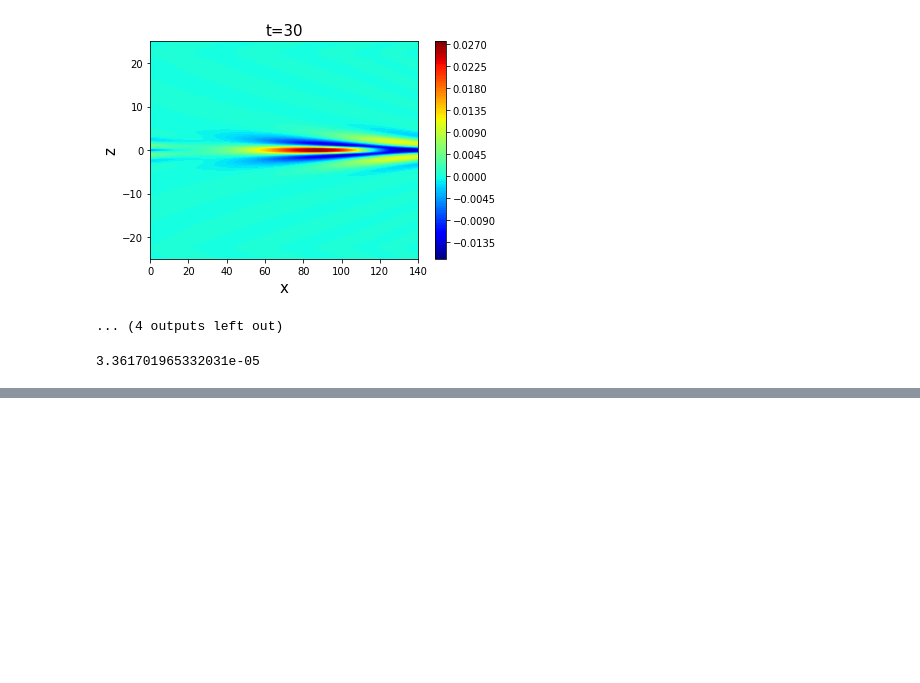
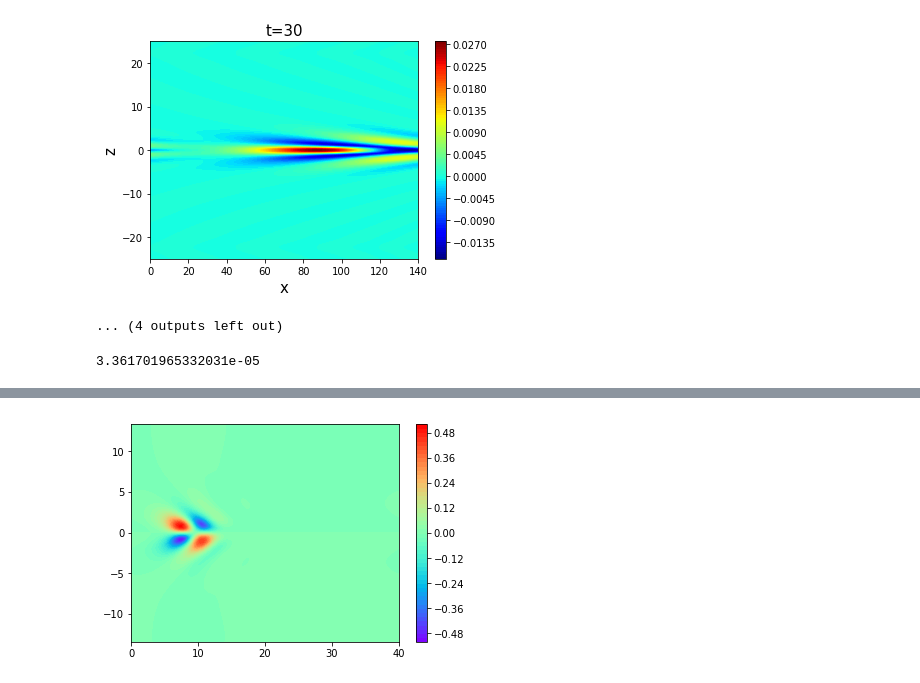
Before and after one commit to saba-vadarevu/Linear-Coherent-Structures-in-Channel-flows, a Jupyter notebook: library/jovanovicThesis.ipynb, the cells around one changed output, grey strips where cells are left out. Cells and saved outputs as stored; diff of their text form; code cells hidden in the pictures; blank space fills up the shorter version.

```diff
--- a/library/jovanovicThesis.ipynb
+++ b/library/jovanovicThesis.ipynb
@@ -2285,0 +2427,8 @@ for ind in range(4):
+# %%
+uNew = ff0.toPhysical(ff0[:,:,0],  symm='odd',ySpace='cheb')['arrPhys']
+plt.contourf(xArr, zArr, uNew[:,:,10].T, 50, cmap='rainbow')
+#plt.xlim([0., 140.]); plt.ylim([-22., 22.])
+plt.colorbar()
+plt.show()
+# %% [output]
+[figure, added]
```
Also changed, not shown: parts of 6 cells of this notebook, 1 other file.
